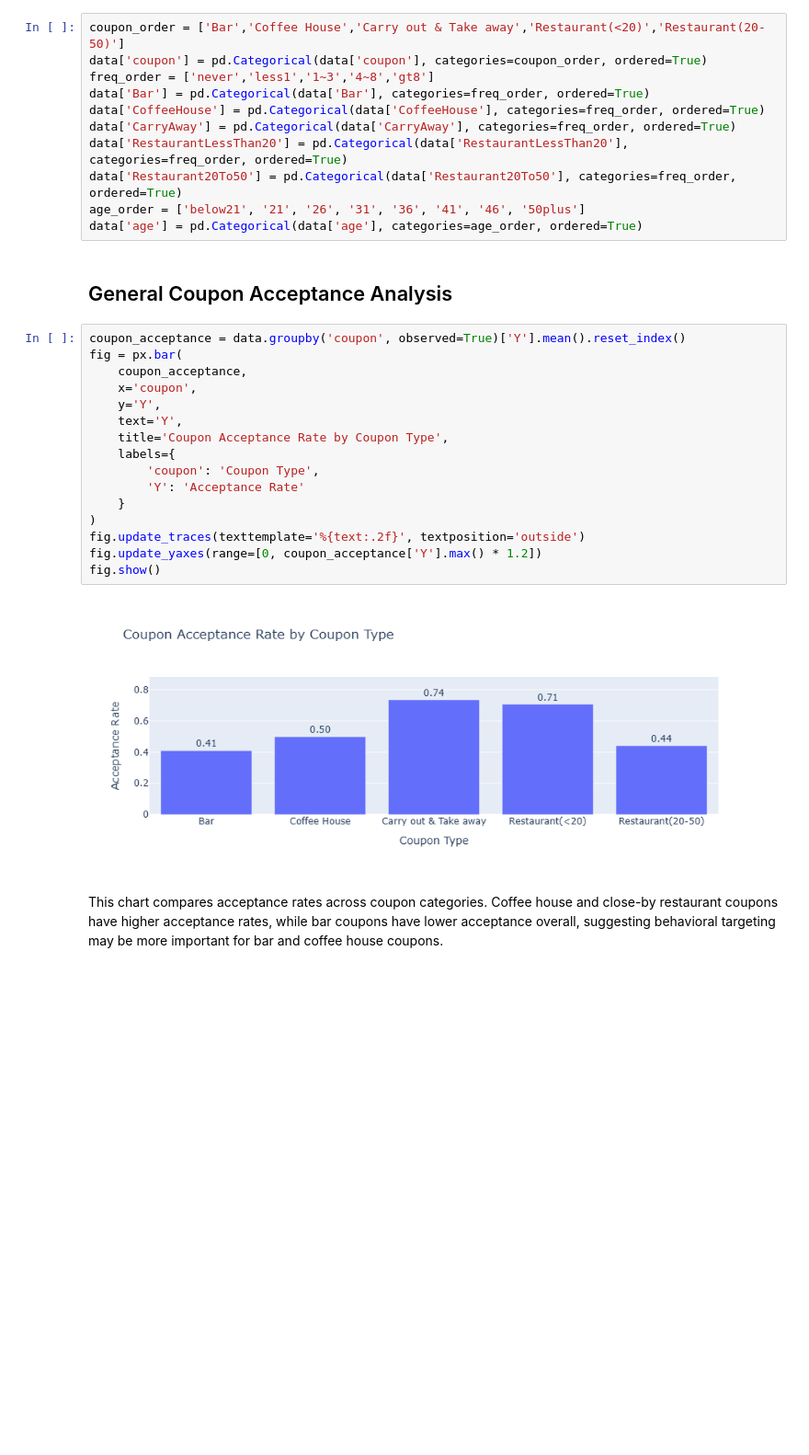
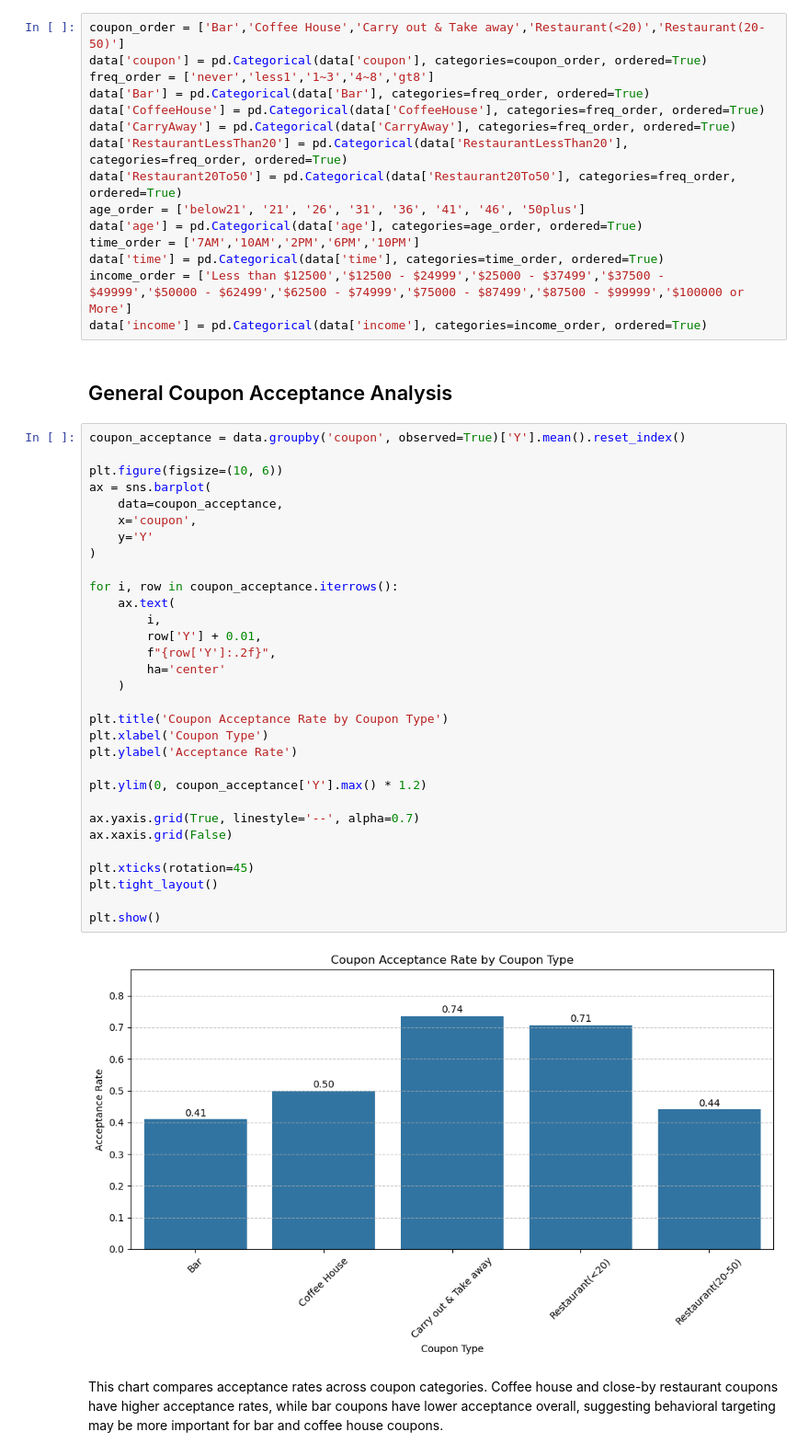
Before and after one commit to dsnyder1974/Coupon_Acceptance, a Jupyter notebook: Coupons.ipynb, the cells around one changed output. Shown at 92% size. Cells and saved outputs as stored; diff of their text form; blank space fills up the shorter version.

```diff
--- a/Coupons.ipynb
+++ b/Coupons.ipynb
@@ -205,26 +205,45 @@ data['RestaurantLessThan20'] = pd.Categorical(data['RestaurantLessThan20'], cate
 data['Restaurant20To50'] = pd.Categorical(data['Restaurant20To50'], categories=freq_order, ordered=True)
 age_order = ['below21', '21', '26', '31', '36', '41', '46', '50plus']
 data['age'] = pd.Categorical(data['age'], categories=age_order, ordered=True)
+time_order = ['7AM','10AM','2PM','6PM','10PM']
+data['time'] = pd.Categorical(data['time'], categories=time_order, ordered=True)
+income_order = ['Less than $12500','$12500 - $24999','$25000 - $37499','$37500 - $49999','$50000 - $62499','$62500 - $74999','$75000 - $87499','$87500 - $99999','$100000 or More']
+data['income'] = pd.Categorical(data['income'], categories=income_order, ordered=True)
 # %% [markdown]
 ## General Coupon Acceptance Analysis
 # %%
 coupon_acceptance = data.groupby('coupon', observed=True)['Y'].mean().reset_index()
-fig = px.bar(
-    coupon_acceptance,
+
+plt.figure(figsize=(10, 6))
+ax = sns.barplot(
+    data=coupon_acceptance,
     x='coupon',
-    y='Y',
-    text='Y',
-    title='Coupon Acceptance Rate by Coupon Type',
-    labels={
-        'coupon': 'Coupon Type',
-        'Y': 'Acceptance Rate'
-    }
+    y='Y'
 )
-fig.update_traces(texttemplate='%{text:.2f}', textposition='outside')
-fig.update_yaxes(range=[0, coupon_acceptance['Y'].max() * 1.2])
-fig.show()
+
+for i, row in coupon_acceptance.iterrows():
+    ax.text(
+        i,
+        row['Y'] + 0.01,
+        f"{row['Y']:.2f}",
+        ha='center'
+    )
+
+plt.title('Coupon Acceptance Rate by Coupon Type')
+plt.xlabel('Coupon Type')
+plt.ylabel('Acceptance Rate')
+
+plt.ylim(0, coupon_acceptance['Y'].max() * 1.2)
+
+ax.yaxis.grid(True, linestyle='--', alpha=0.7)
+ax.xaxis.grid(False)
+
+plt.xticks(rotation=45)
+plt.tight_layout()
+
+plt.show()
 # %% [output]
-[figure, old version]
+[figure, new version]
 # %% [markdown]
 This chart compares acceptance rates across coupon categories. Coffee house and close-by restaurant coupons have higher acceptance rates, while bar coupons have lower acceptance overall, suggesting behavioral targeting may be more important for bar and coffee house coupons.
 # %%
```
Also changed, not shown: parts of 36 cells of this notebook.
